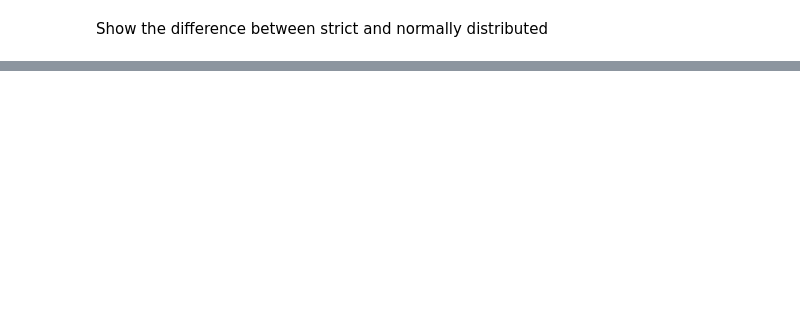
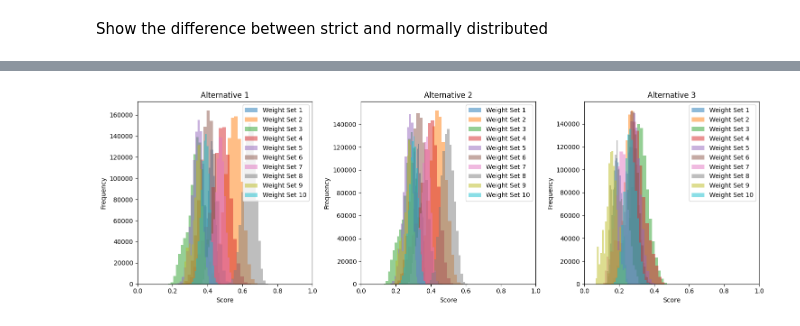
Before and after one commit to simo-pagliu/Master-Thesis, a Jupyter notebook: Uncertanty Propagation/UP-MCDA Method Comparisons.ipynb, the cells around one changed output, grey strips where cells are left out. Saved outputs shown, nothing was run; the diff lists cells and outputs as text; code cells hidden in the pictures; blank space fills up the shorter version.

```diff
--- a/Uncertanty Propagation/UP-MCDA Method Comparisons.ipynb
+++ b/Uncertanty Propagation/UP-MCDA Method Comparisons.ipynb
@@ -247,0 +221,35 @@ plt.show()
+# %%
+results, rel_errs = mc_simulation(*args, strict = True, strict_d = True, weight_fixed=10)
+# %%
+import matplotlib.pyplot as plt
+import numpy as np
+
+# Number of alternatives and weight sets
+num_alternatives = results[0].shape[1]
+num_weight_sets = len(results)
+
+# Create a figure with subplots for each alternative
+fig, axes = plt.subplots(1, num_alternatives, figsize=(5*num_alternatives, 5))
+if num_alternatives == 1:
+    axes = [axes]  # Ensure axes is iterable
+
+# Plot distributions for each alternative
+for alt_idx in range(num_alternatives):
+    ax = axes[alt_idx]
+    for weight_idx in range(num_weight_sets):
+        # Extract scores for this alternative and weight set
+        scores = results[weight_idx][:, alt_idx]
+
+        # Plot as a histogram or KDE
+        ax.hist(scores, bins=20, alpha=0.5, label=f'Weight Set {weight_idx+1}')
+
+    ax.set_title(f'Alternative {alt_idx+1}')
+    ax.set_xlabel('Score')
+    ax.set_ylabel('Frequency')
+    ax.legend()
+    ax.set_xlim(0, 1)
+
+plt.tight_layout()
+plt.show()
+# %% [output]
+[figure, added]
```
Also changed, not shown: parts of 13 cells of this notebook, 18 other files.
